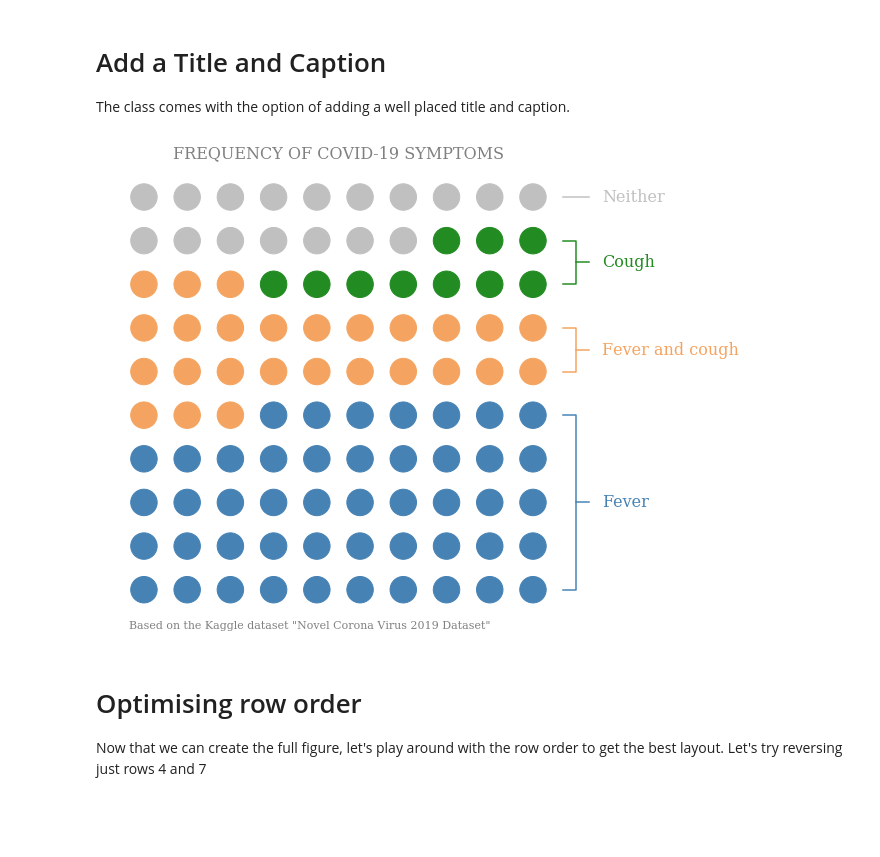
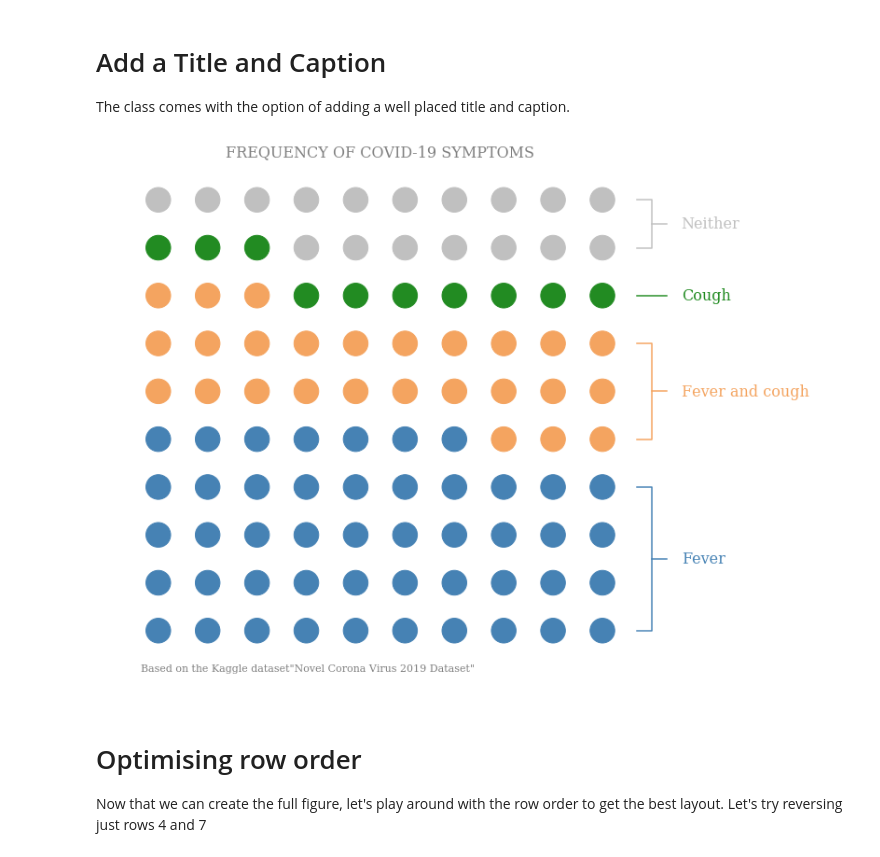
Before and after one commit to drmattcrooks/Medium-Dot-Plot, a Jupyter notebook: notebooks/Dot Plot notebook.ipynb, the cells around one changed output. Saved outputs shown, nothing was run; the diff lists cells and outputs as text; code cells hidden in the pictures; blank space fills up the shorter version.

```diff
--- a/notebooks/Dot Plot notebook.ipynb
+++ b/notebooks/Dot Plot notebook.ipynb
@@ -47,7 +50,8 @@ data_dict = symptom_dict
 ## Order the classes
 The keyword argument `class_labels` tells the plot what order to plot the classes in starting from the bottom row.
 # %%
-class_labels = ['Fever', 'Fever and cough', 'Cough', 'Neither']
+class_labels = ['Fever', 'Fever and cough',
+                'Cough', 'Neither']
 # %% [markdown]
 ## Import package
 Let's import the package from the relative path location with in this Github folder.
@@ -70,12 +72,14 @@ dotplot_figure = create_dot_plot(
 # Define colours for each class
 This is an optional keyword argument with defaults applied if it is not provided. The `color_dict` keyword has the class labels as keys and an associated color to plot.
 # %%
-color_dict = {'Fever': 'steelblue',
-              'Fever and cough': 'sandybrown',
-              'Neither': 'silver',
-              'Cough': 'forestgreen'}
+color_dict = {
+    'Fever': 'steelblue',
+    'Fever and cough': 'sandybrown',
+    'Neither': 'silver',
+    'Cough': 'forestgreen'}
 
-dotplot_figure = create_dot_plot(class_labels,
-                    data_dict,
-                    color_dict=color_dict)
+dotplot_figure = create_dot_plot(
+    class_labels=class_labels,
+    data_dict=symptom_dict,
+    color_dict=color_dict)
 # %% [output]
@@ -121,15 +127,16 @@ dotplot_figure = create_dot_plot(class_labels,
 # Add a Title and Caption
 The class comes with the option of adding a well placed title and caption.
 # %%
-dotplot_figure = create_dot_plot(class_labels,
-                    data_dict,
-                    color_dict=color_dict,
-                    reversed_rows=[4, 8],
-                    ignore_labels=False,
-                    title='Frequency of covid-19 symptoms',
-                    caption='Based on the Kaggle dataset "Novel Corona Virus 2019 Dataset"')
+dotplot_figure = create_dot_plot(
+    class_labels,
+    data_dict,
+    color_dict=color_dict,
+    ignore_labels=False,
+    title='Frequency of covid-19 symptoms',
+    caption='Based on the Kaggle dataset\
+"Novel Corona Virus 2019 Dataset"')
 # %% [output]
-[figure, old version]
+[figure, new version]
 # %% [markdown]
 # Optimising row order
 Now that we can create the full figure, let's play around with the row order to get the best layout. Let's try reversing just rows 4 and 7
```
Also changed, not shown: parts of 15 cells of this notebook, 5 other files.
